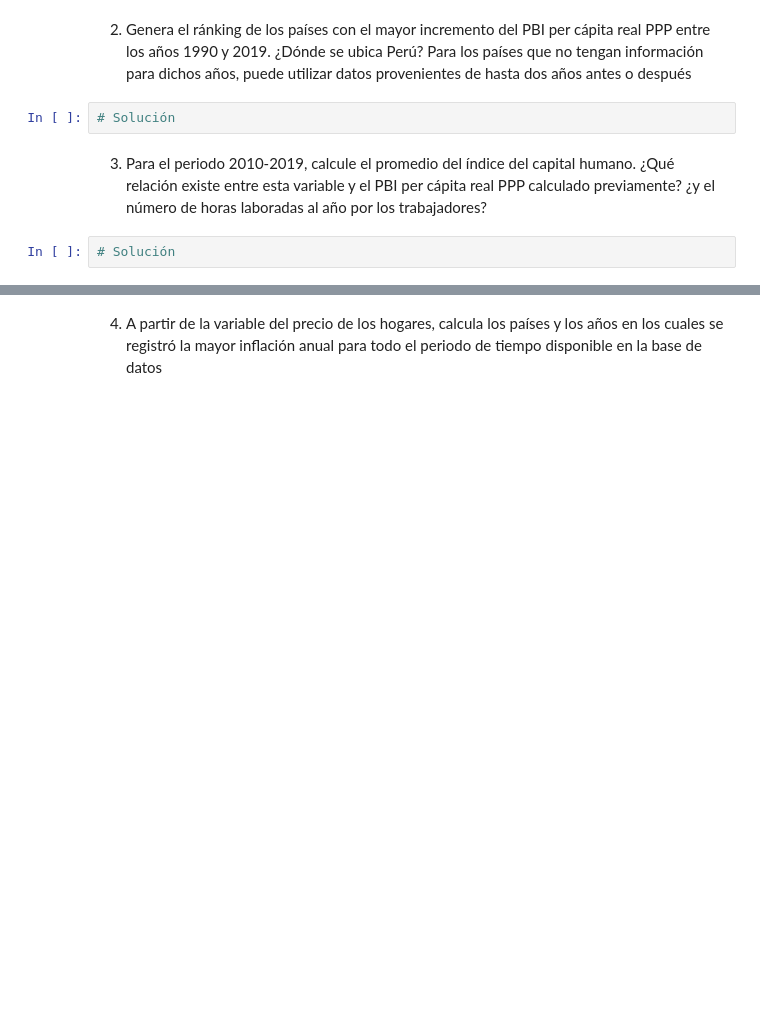
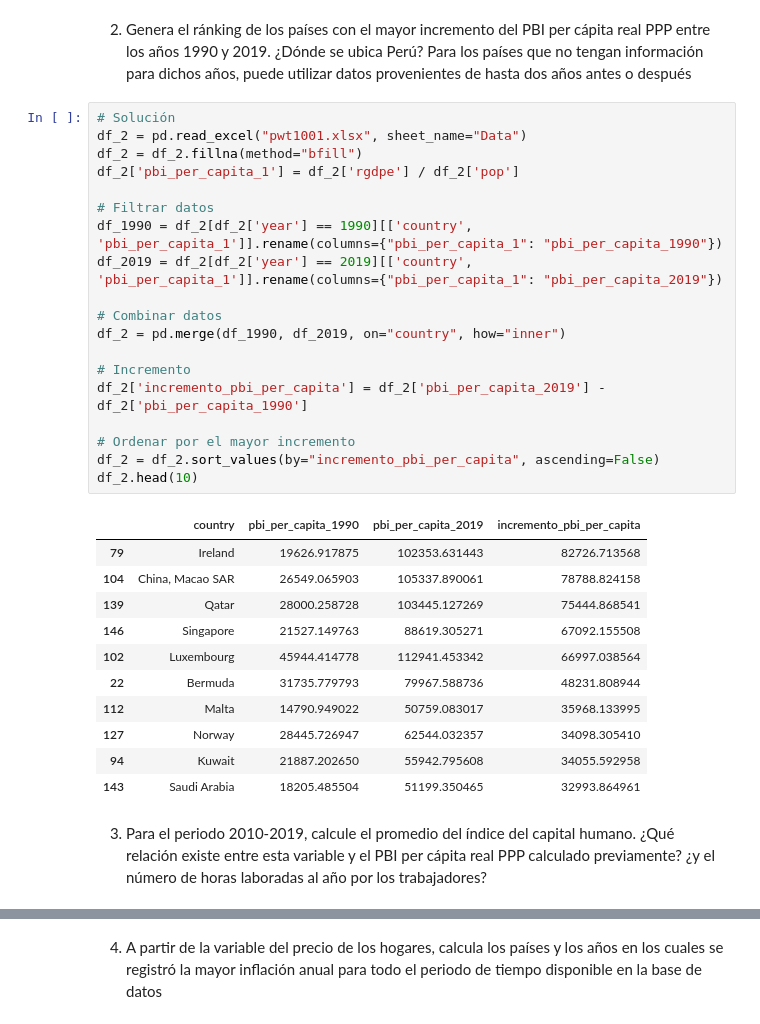
Before and after one commit to qlab-intro-python/tarea-4-7-farfan-estrada-reynoso, a Jupyter notebook: tarea_4_plantilla.ipynb, the cells around one changed output, grey strips where cells are left out. Saved outputs shown, nothing was run; the diff lists cells and outputs as text; blank space fills up the shorter version.

```diff
--- a/tarea_4_plantilla.ipynb
+++ b/tarea_4_plantilla.ipynb
@@ -155,8 +181,35 @@ Importa el conjunto de datos de la hoja "Data" del archivo `pwt1001.xlsx`. El di
 # %% [markdown]
 2. Genera el ránking de los países con el mayor incremento del PBI per cápita real PPP entre los años 1990 y 2019. ¿Dónde se ubica Perú? Para los países que no tengan información para dichos años, puede utilizar datos provenientes de hasta dos años antes o después
-# %%
-# Solución
+# %%
+# Solución
+df_2 = pd.read_excel("pwt1001.xlsx", sheet_name="Data")
+df_2 = df_2.fillna(method="bfill")
+df_2['pbi_per_capita_1'] = df_2['rgdpe'] / df_2['pop']
+
+# Filtrar datos
+df_1990 = df_2[df_2['year'] == 1990][['country', 'pbi_per_capita_1']].rename(columns={"pbi_per_capita_1": "pbi_per_capita_1990"})
+df_2019 = df_2[df_2['year'] == 2019][['country', 'pbi_per_capita_1']].rename(columns={"pbi_per_capita_1": "pbi_per_capita_2019"})
+
+# Combinar datos
+df_2 = pd.merge(df_1990, df_2019, on="country", how="inner")
+
+# Incremento
+df_2['incremento_pbi_per_capita'] = df_2['pbi_per_capita_2019'] - df_2['pbi_per_capita_1990']
+
+# Ordenar por el mayor incremento
+df_2 = df_2.sort_values(by="incremento_pbi_per_capita", ascending=False)
+df_2.head(10)
+# %% [output]
+|  | country | pbi_per_capita_1990 | pbi_per_capita_2019 | incremento_pbi_per_capita |
+| 79 | Ireland | 19626.917875 | 102353.631443 | 82726.713568 |
+| 104 | China, Macao SAR | 26549.065903 | 105337.890061 | 78788.824158 |
+| 139 | Qatar | 28000.258728 | 103445.127269 | 75444.868541 |
+| 146 | Singapore | 21527.149763 | 88619.305271 | 67092.155508 |
+| 102 | Luxembourg | 45944.414778 | 112941.453342 | 66997.038564 |
+| 22 | Bermuda | 31735.779793 | 79967.588736 | 48231.808944 |
+| 112 | Malta | 14790.949022 | 50759.083017 | 35968.133995 |
+| 127 | Norway | 28445.726947 | 62544.032357 | 34098.305410 |
+| 94 | Kuwait | 21887.202650 | 55942.795608 | 34055.592958 |
+| 143 | Saudi Arabia | 18205.485504 | 51199.350465 | 32993.864961 |
 # %% [markdown]
 3. Para el periodo 2010-2019, calcule el promedio del índice del capital humano. ¿Qué relación existe entre esta variable y el PBI per cápita real PPP calculado previamente? ¿y el número de horas laboradas al año por los trabajadores?
-# %%
-# Solución
```
Also changed, not shown: parts of 11 cells of this notebook.
